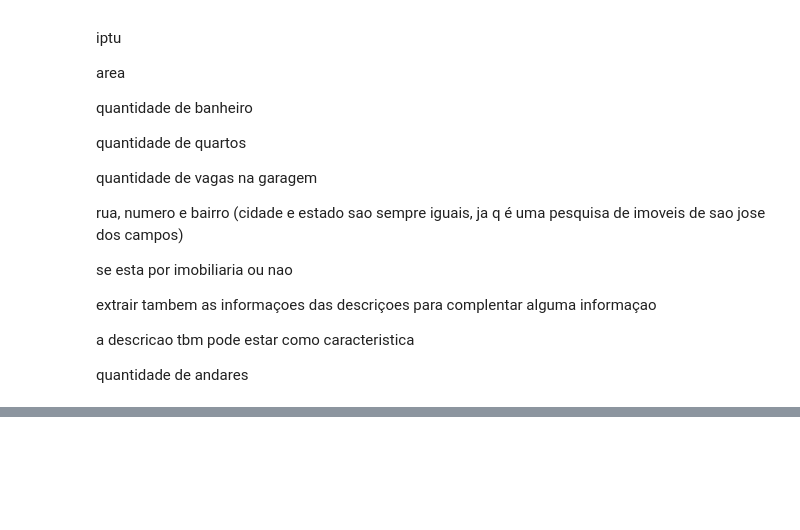
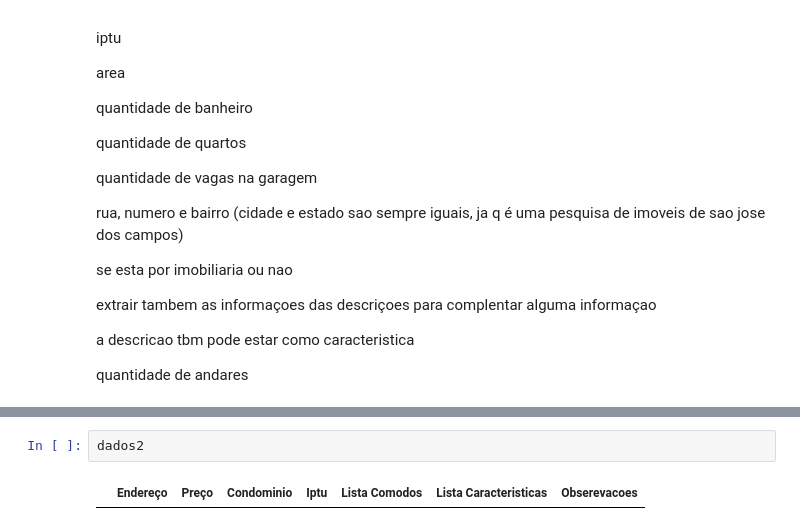
Before and after one commit to jpnune/estudo-imoveis-sao-jose-dos-campos, a Jupyter notebook: web scrapping imoveis zap/websacrapping imoveis sao jose dos campos site zap imoveis.ipynb, the cells around one changed output, grey strips where cells are left out. Drawn from its saved outputs; the diff is of its cells as text; blank space fills up the shorter version.

```diff
--- a/web scrapping imoveis zap/websacrapping imoveis sao jose dos campos site zap imoveis.ipynb
+++ b/web scrapping imoveis zap/websacrapping imoveis sao jose dos campos site zap imoveis.ipynb
@@ -163,0 +294,4 @@ dados
+# %%
+dados2
+# %% [output]
+|  | Endereço | Preço | Condominio | Iptu | Lista Comodos | Lista Caracteristicas | Obserevacoes |
```
Also changed, not shown: parts of 16 cells of this notebook, 4 other files.
